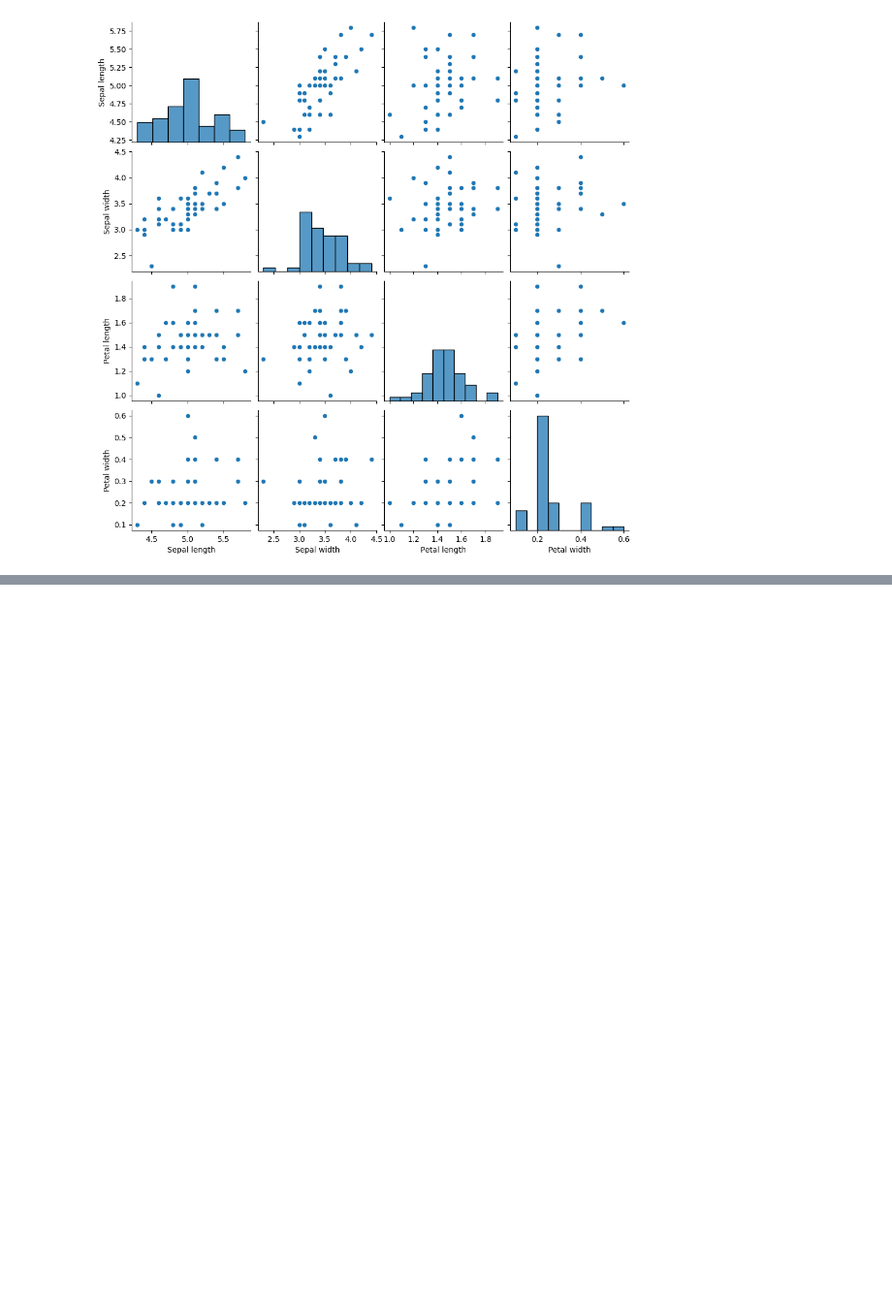
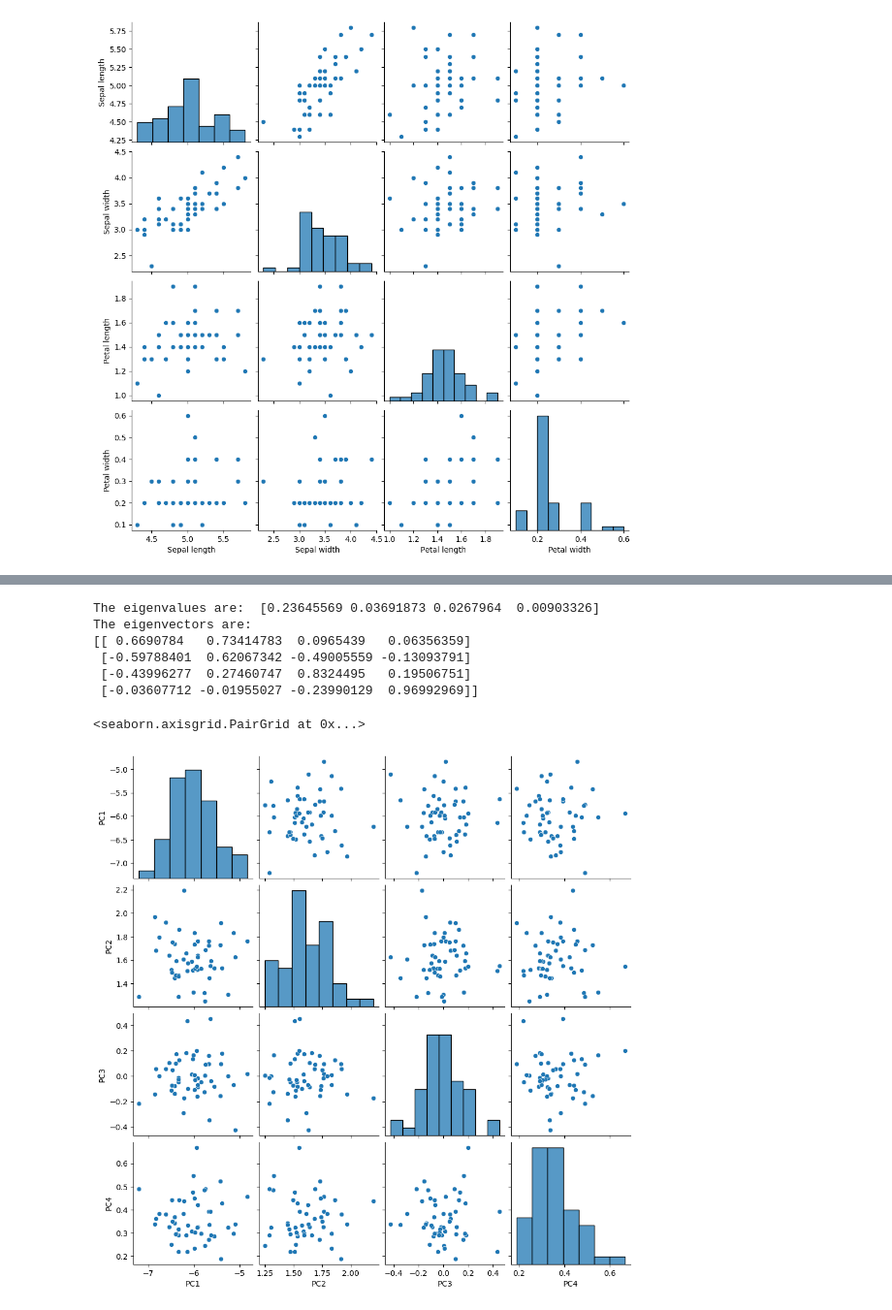
Before and after one commit to jalkestrup/dtuimageanalysis, a Jupyter notebook: exercises/ex1b-PCA/ex1b.ipynb, the cells around one changed output, grey strips where cells are left out. Shown at 97% size. Saved outputs shown, nothing was run; the diff lists cells and outputs as text; code cells hidden in the pictures; blank space fills up the shorter version.

```diff
--- a/exercises/ex1b-PCA/ex1b.ipynb
+++ b/exercises/ex1b-PCA/ex1b.ipynb
@@ -123,0 +190,27 @@ In terms of cov the largest correlation was clearly between
+# %%
+from sklearn import decomposition
+
+pca = decomposition.PCA()
+pca.fit(x)
+values_pca = pca.explained_variance_
+exp_var_ratio = pca.explained_variance_ratio_
+vectors_pca = pca.components_
+
+data_transform = pca.transform(data)
+
+print('The eigenvalues are: ', values_pca)
+print('The eigenvectors are: ')
+print(vectors_pca)
+# %% [output]
+The eigenvalues are:  [0.23645569 0.03691873 0.0267964  0.00903326]
+The eigenvectors are:
+[[ 0.6690784   0.73414783  0.0965439   0.06356359]
+ [-0.59788401  0.62067342 -0.49005559 -0.13093791]
+ [-0.43996277  0.27460747  0.8324495   0.19506751]
+ [-0.03607712 -0.01955027 -0.23990129  0.96992969]]
+# %%
+#plot the transformed data using the pairplot
+sns.pairplot(pd.DataFrame(data_transform, columns=['PC1', 'PC2', 'PC3', 'PC4']))
+# %% [output]
+<seaborn.axisgrid.PairGrid at 0x...>
+[figure, added]
```
Also changed, not shown: parts of 10 cells of this notebook, 1 other file.
